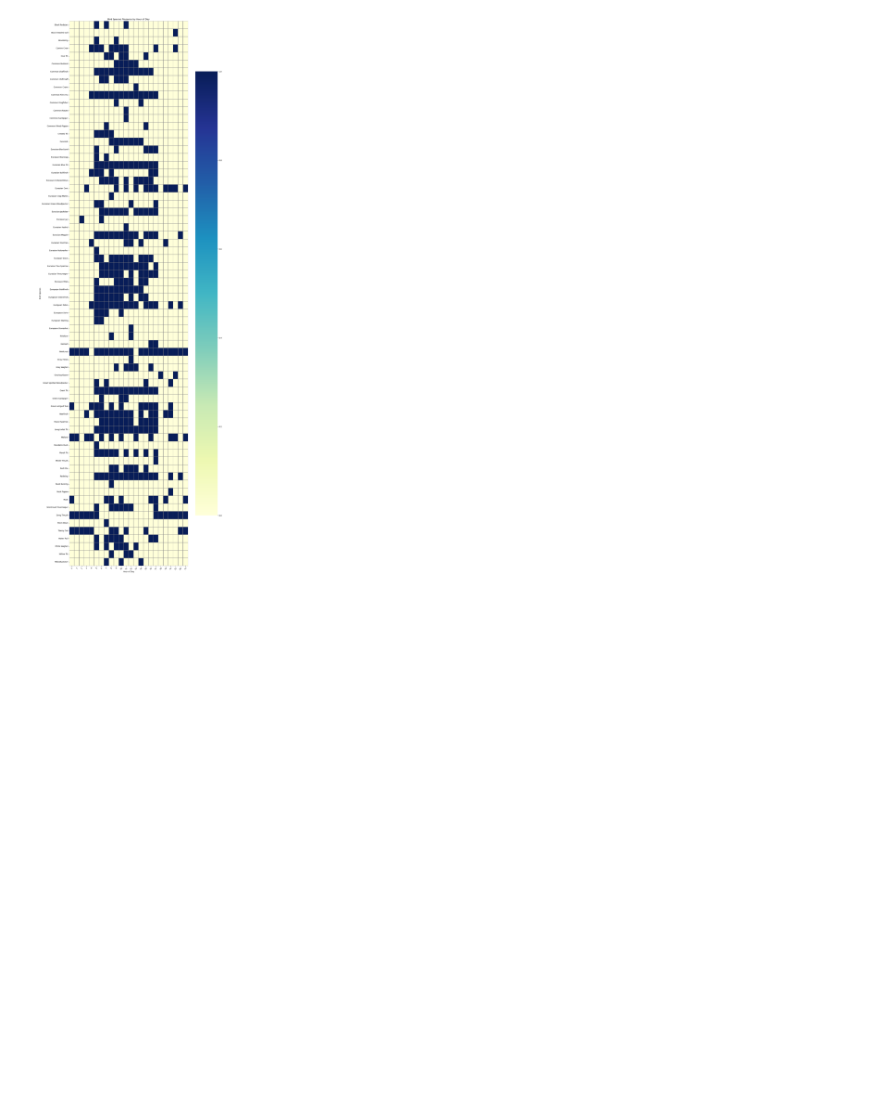
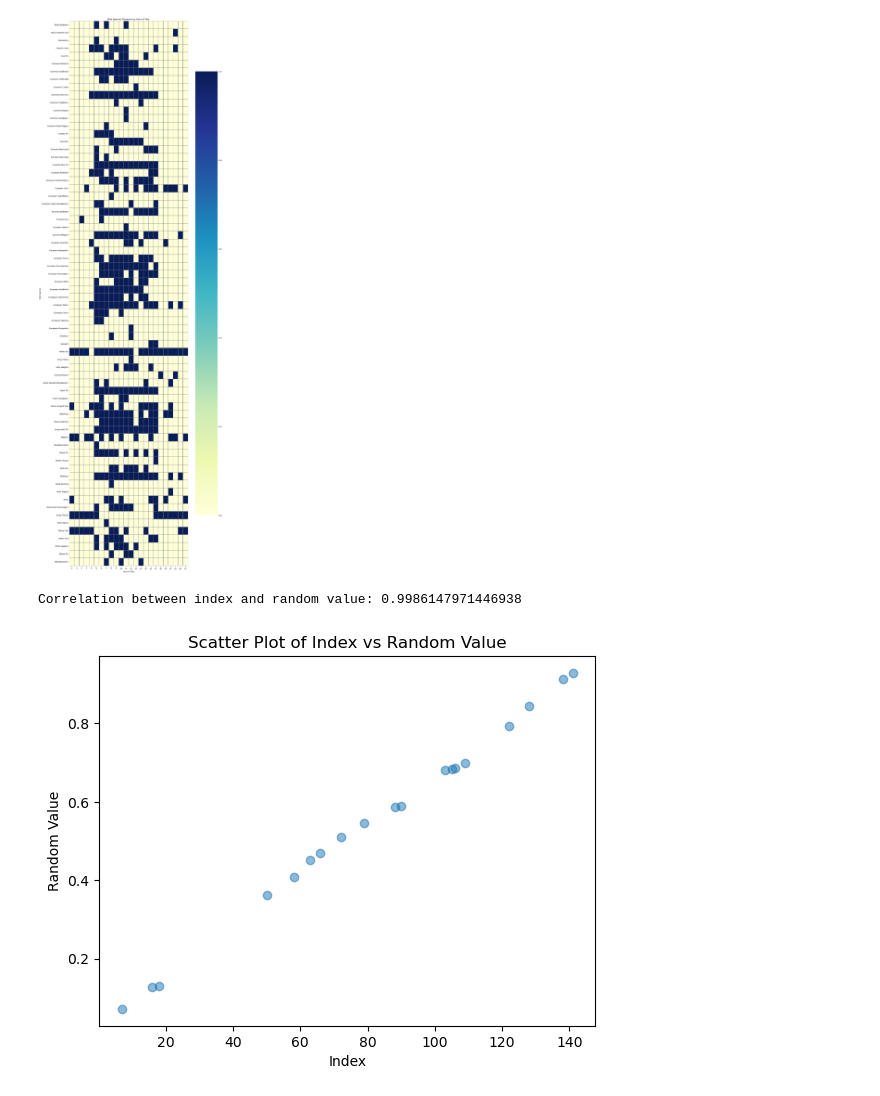
Before and after one commit to fionues/advanced-big-data-birdweather, a Jupyter notebook: src/ml-final.ipynb, the cells around one changed output. Cells and saved outputs as stored; diff of their text form; code cells hidden in the pictures; blank space fills up the shorter version.

```diff
--- a/src/ml-final.ipynb
+++ b/src/ml-final.ipynb
@@ -159,6 +180,38 @@ plt.tight_layout()
 plt.show()
 # %% [output]
 [figure]
+# %%
+from pyspark.sql import functions as F
+from pyspark.sql.window import Window
+
+# Add a random column for analysis
+df_with_rand = df_model.withColumn("rand_val", F.rand())
+
+# Shuffle the DataFrame using the random column
+df_shuffled = df_with_rand.orderBy("rand_val")
+
+# Add an index column. Note: monotonically_increasing_id() doesn't guarantee consecutive numbers across partitions,
+# but it gives you a rough ordering that you can use for correlation.
+df_indexed = df_shuffled.withColumn("index", F.monotonically_increasing_id())
+
+# Calculate the correlation between the index and the random value
+corr_val = df_indexed.stat.corr("index", "rand_val")
+print("Correlation between index and random value:", corr_val)
+
+import pandas as pd
+import matplotlib.pyplot as plt
+
+# Collect a sample of rows
+sample_data = df_indexed.select("index", "rand_val").sample(False, 0.1, seed=42).toPandas()
+
+plt.scatter(sample_data["index"], sample_data["rand_val"], alpha=0.5)
+plt.xlabel("Index")
+plt.ylabel("Random Value")
+plt.title("Scatter Plot of Index vs Random Value")
+plt.show()
+# %% [output]
+Correlation between index and random value: 0.9986147971446938
+[figure, added]
 # %%
 # INSPECT PREDICTIONS
 
```
Also changed, not shown: parts of 3 cells of this notebook, 5 other files.
